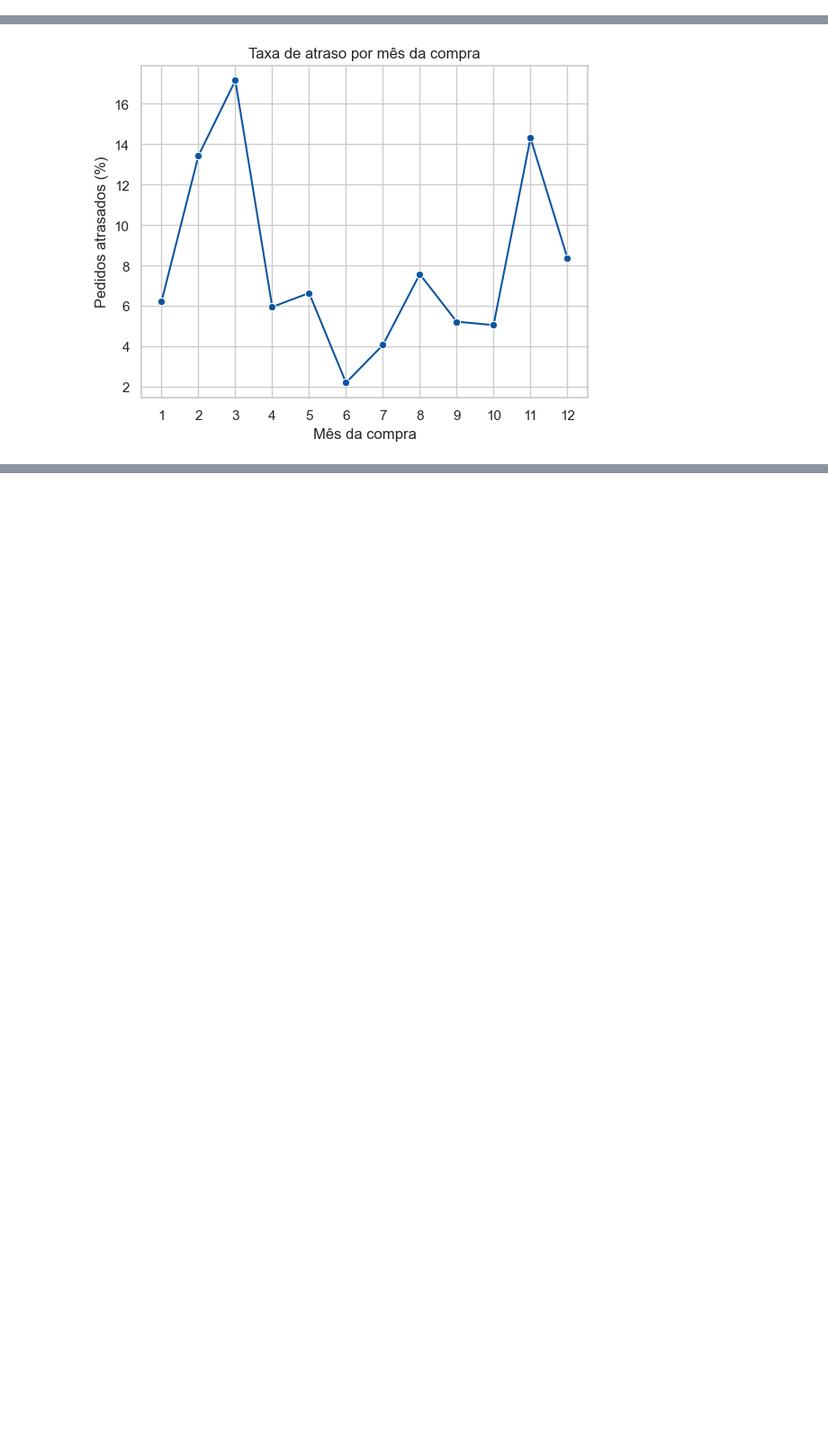
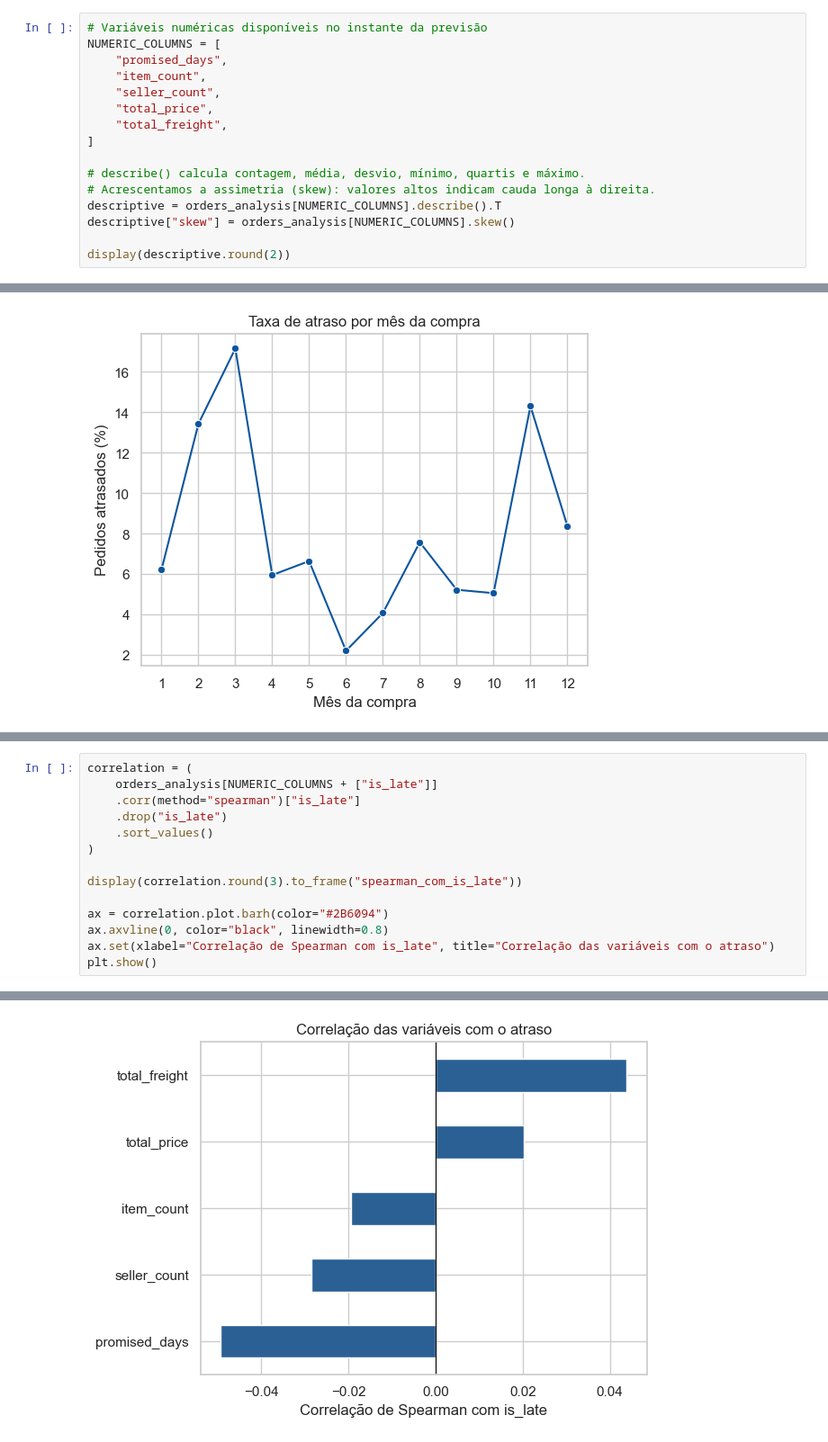
Before and after one commit to biaag10/machine_learning_projects, a Jupyter notebook: olist/notebooks/02_EDA.ipynb, the cells around one changed output, grey strips where cells are left out. Shown at 90% size. Cells and saved outputs as stored; diff of their text form; blank space fills up the shorter version.

```diff
--- a/olist/notebooks/02_EDA.ipynb
+++ b/olist/notebooks/02_EDA.ipynb
@@ -319,0 +325,16 @@ Prazos não positivos: 6
+# %%
+# Variáveis numéricas disponíveis no instante da previsão
+NUMERIC_COLUMNS = [
+    "promised_days",
+    "item_count",
+    "seller_count",
+    "total_price",
+    "total_freight",
+]
+
+# describe() calcula contagem, média, desvio, mínimo, quartis e máximo.
+# Acrescentamos a assimetria (skew): valores altos indicam cauda longa à direita.
+descriptive = orders_analysis[NUMERIC_COLUMNS].describe().T
+descriptive["skew"] = orders_analysis[NUMERIC_COLUMNS].skew()
+
+display(descriptive.round(2))
@@ -865,0 +1009,15 @@ separadamente e verificar se o comportamento se repete em diferentes anos..
+# %%
+correlation = (
+    orders_analysis[NUMERIC_COLUMNS + ["is_late"]]
+    .corr(method="spearman")["is_late"]
+    .drop("is_late")
+    .sort_values()
+)
+
+display(correlation.round(3).to_frame("spearman_com_is_late"))
+
+ax = correlation.plot.barh(color="#2B6094")
+ax.axvline(0, color="black", linewidth=0.8)
+ax.set(xlabel="Correlação de Spearman com is_late", title="Correlação das variáveis com o atraso")
+plt.show()
+# %% [output]
@@ -865,0 +1030 @@ separadamente e verificar se o comportamento se repete em diferentes anos..
+[figure, added]
```
Also changed, not shown: parts of 23 cells of this notebook, 1 other file.
